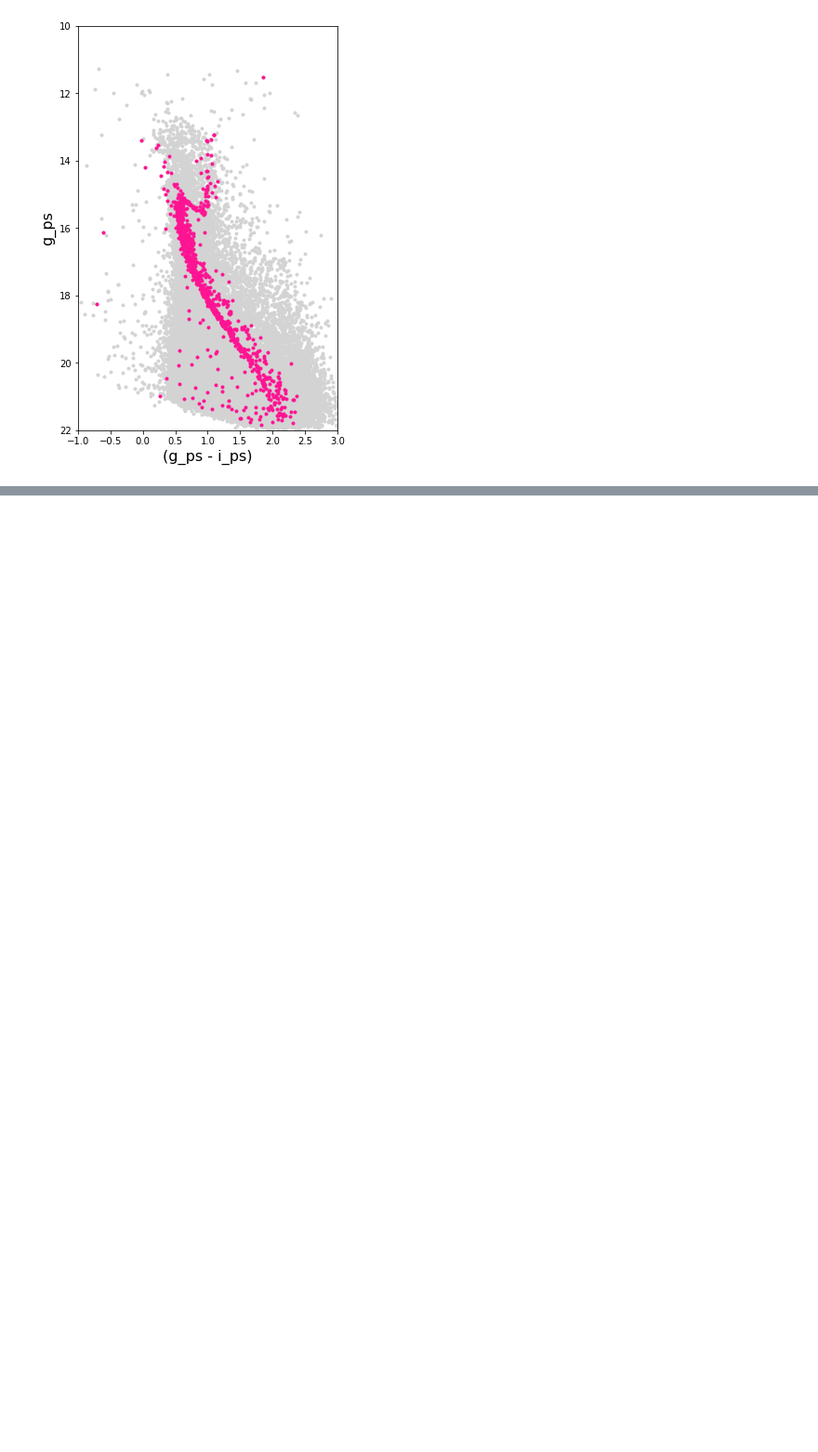
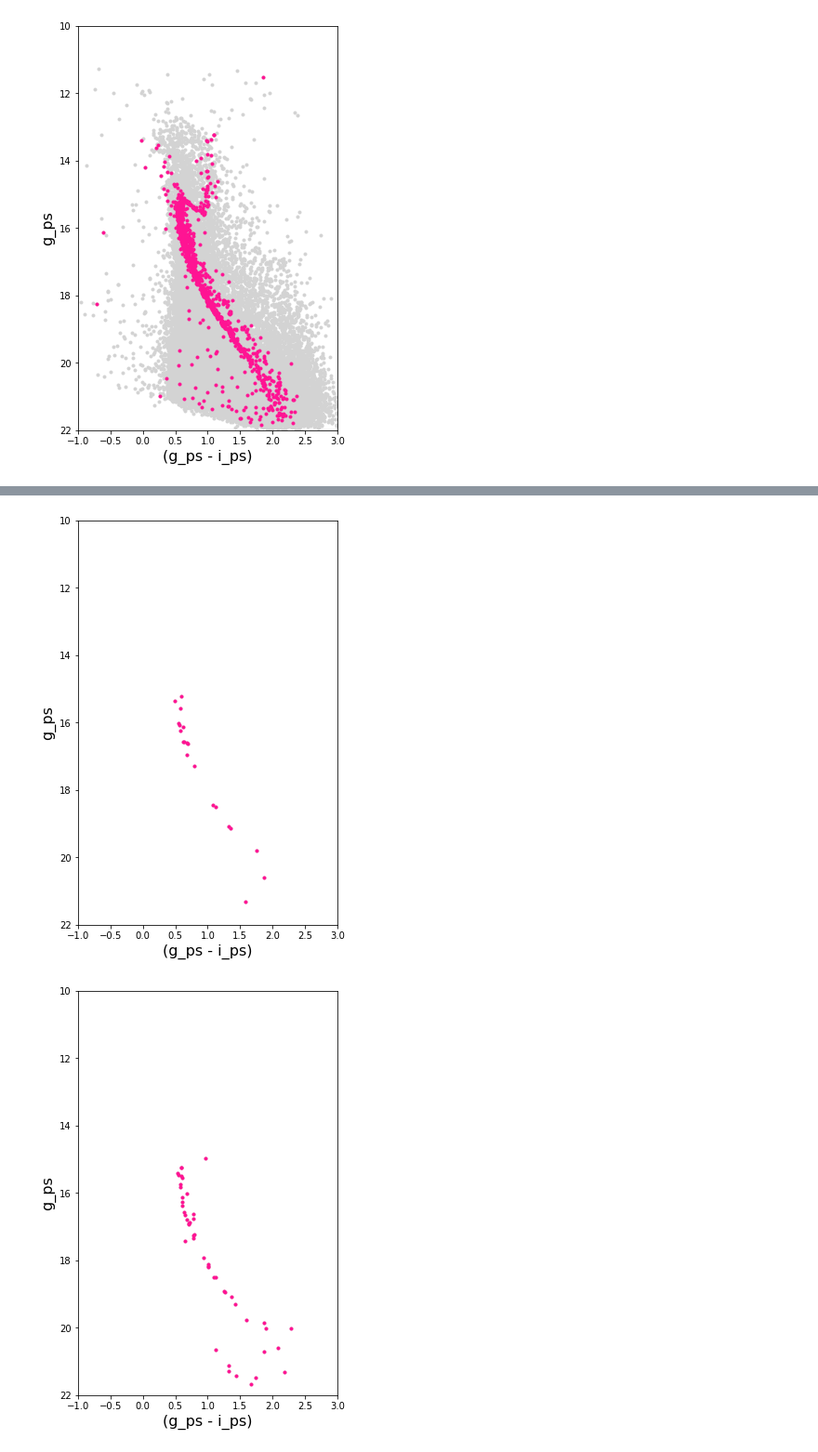
Before and after one commit to ageller/BASE9_utils, a Jupyter notebook: getGaiaData/genBASE9PhotFile.ipynb, the cells around one changed output, grey strips where cells are left out. Shown at 93% size. Cells and saved outputs as stored; diff of their text form; code cells hidden in the pictures; blank space fills up the shorter version.

```diff
--- a/getGaiaData/genBASE9PhotFile.ipynb
+++ b/getGaiaData/genBASE9PhotFile.ipynb
@@ -282,0 +287,4 @@ done.
+# %%
+gen = GaiaClusterMembers()
+data = ascii.read('inputs/NGC_188.phot')
+data
@@ -282,0 +311,10 @@ done.
+# %%
+sizes = [20, 50, 100, 200, 500, 1000]
+for s in sizes:
+    indices = np.random.choice(np.arange(0,len(data)), size=s)
+    foo = data[indices]
+    gen.plotCMD(data=foo, x1='g_ps', x2='i_ps', y='g_ps', m='CMprior', savefig=False)
+    gen.dumpPhotFile(foo, filename='inputs/NGC188_'+str(s)+'.phot')
+# %% [output]
+[figure, added]
+[figure, added]
```
Also changed, not shown: parts of 5 cells of this notebook.
